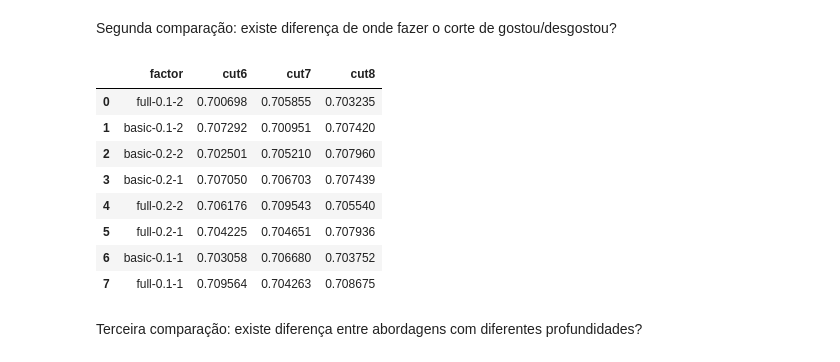
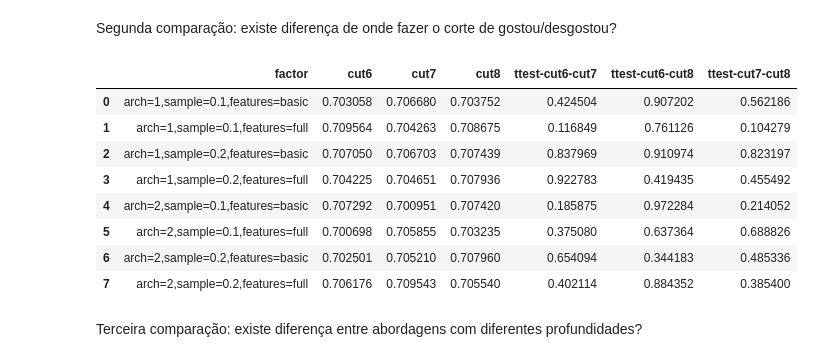
Before and after one commit to BrunoSantosPK/annproject, a Jupyter notebook: notebooks/experiments.ipynb, the cells around one changed output. Drawn from its saved outputs; the diff is of its cells as text; code cells hidden in the pictures.

```diff
--- a/notebooks/experiments.ipynb
+++ b/notebooks/experiments.ipynb
@@ -669,2 +721,6 @@ df
+# %%
+df = pd.read_csv(EXPERIMENT_LOG)
+df["cut"] = df["dataset_type"].apply(lambda x: x.split("-")[1])
+df["features"] = df["dataset_type"].apply(lambda x: x.split("-")[2])
 # %% [markdown]
 Primeira comparação: existe diferença entre utilizar dados básicos e metadados?
@@ -730,64 +747,20 @@ metrics
 # %% [markdown]
 Segunda comparação: existe diferença de onde fazer o corte de gostou/desgostou?
-# %%
-# Descreve fatores de análise
-factors: Set[str] = set()
-for dataset_type in df["dataset_type"].unique():
-    for arch in df["arch"].unique():
-        for sample in df["sample"].unique():
-            dt = dataset_type.split("-")[2]
-            factors.add(f"{dt}-{sample}-{arch}")
-
-# Calcula as médias para cada fator
-metrics = []
-for factor in factors:
-    dt, sample, arch = factor.split("-")
-    cut6 = f"scores-cut6-{dt}"
-    cut7 = f"scores-cut7-{dt}"
-    cut8 = f"scores-cut8-{dt}"
-
-    metric = {
-        "factor": factor,
-        "cut6": [],
-        "cut7": [],
-        "cut8": []
-    }
-
-    subset = df.loc[
-        (df["sample"] == float(sample))
-        & (df["arch"] == int(arch))
-    ]
-
-    for _, row in subset.iterrows():
-        with open(f"{RESULTS_DIR}/{row["predict_file"]}") as file:
-            result = json.load(file)
-
-        if row["dataset_type"] == cut6:
-            metric["cut6"].append(result["metrics"]["f1-score"])
-
-        if row["dataset_type"] == cut7:
-            metric["cut7"].append(result["metrics"]["f1-score"])
-
-        if row["dataset_type"] == cut8:
-            metric["cut8"].append(result["metrics"]["f1-score"])
-
-    metric["cut6"] = np.mean(metric["cut6"])
-    metric["cut7"] = np.mean(metric["cut7"])
-    metric["cut8"] = np.mean(metric["cut8"])
-
-    metrics.append(metric)
-
-metrics = pd.DataFrame(metrics)
-metrics
-# %% [output]
-|  | factor | cut6 | cut7 | cut8 |
-| 0 | full-0.1-2 | 0.700698 | 0.705855 | 0.703235 |
-| 1 | basic-0.1-2 | 0.707292 | 0.700951 | 0.707420 |
-| 2 | basic-0.2-2 | 0.702501 | 0.705210 | 0.707960 |
-| 3 | basic-0.2-1 | 0.707050 | 0.706703 | 0.707439 |
-| 4 | full-0.2-2 | 0.706176 | 0.709543 | 0.705540 |
-| 5 | full-0.2-1 | 0.704225 | 0.704651 | 0.707936 |
-| 6 | basic-0.1-1 | 0.703058 | 0.706680 | 0.703752 |
-| 7 | full-0.1-1 | 0.709564 | 0.704263 | 0.708675 |
+# %%
+generate_analysis(
+    df,
+    factor_columns=["arch", "sample", "features"],
+    analysis_column="cut"
+)
+# %% [output]
+|  | factor | cut6 | cut7 | cut8 | ttest-cut6-cut7 | ttest-cut6-cut8 | ttest-cut7-cut8 |
+| 0 | arch=1,sample=0.1,features=basic | 0.703058 | 0.706680 | 0.703752 | 0.424504 | 0.907202 | 0.562186 |
+| 1 | arch=1,sample=0.1,features=full | 0.709564 | 0.704263 | 0.708675 | 0.116849 | 0.761126 | 0.104279 |
+| 2 | arch=1,sample=0.2,features=basic | 0.707050 | 0.706703 | 0.707439 | 0.837969 | 0.910974 | 0.823197 |
+| 3 | arch=1,sample=0.2,features=full | 0.704225 | 0.704651 | 0.707936 | 0.922783 | 0.419435 | 0.455492 |
+| 4 | arch=2,sample=0.1,features=basic | 0.707292 | 0.700951 | 0.707420 | 0.185875 | 0.972284 | 0.214052 |
+| 5 | arch=2,sample=0.1,features=full | 0.700698 | 0.705855 | 0.703235 | 0.375080 | 0.637364 | 0.688826 |
+| 6 | arch=2,sample=0.2,features=basic | 0.702501 | 0.705210 | 0.707960 | 0.654094 | 0.344183 | 0.485336 |
+| 7 | arch=2,sample=0.2,features=full | 0.706176 | 0.709543 | 0.705540 | 0.402114 | 0.884352 | 0.385400 |
 # %% [markdown]
 Terceira comparação: existe diferença entre abordagens com diferentes profundidades?
```
Also changed, not shown: parts of 11 cells of this notebook.
